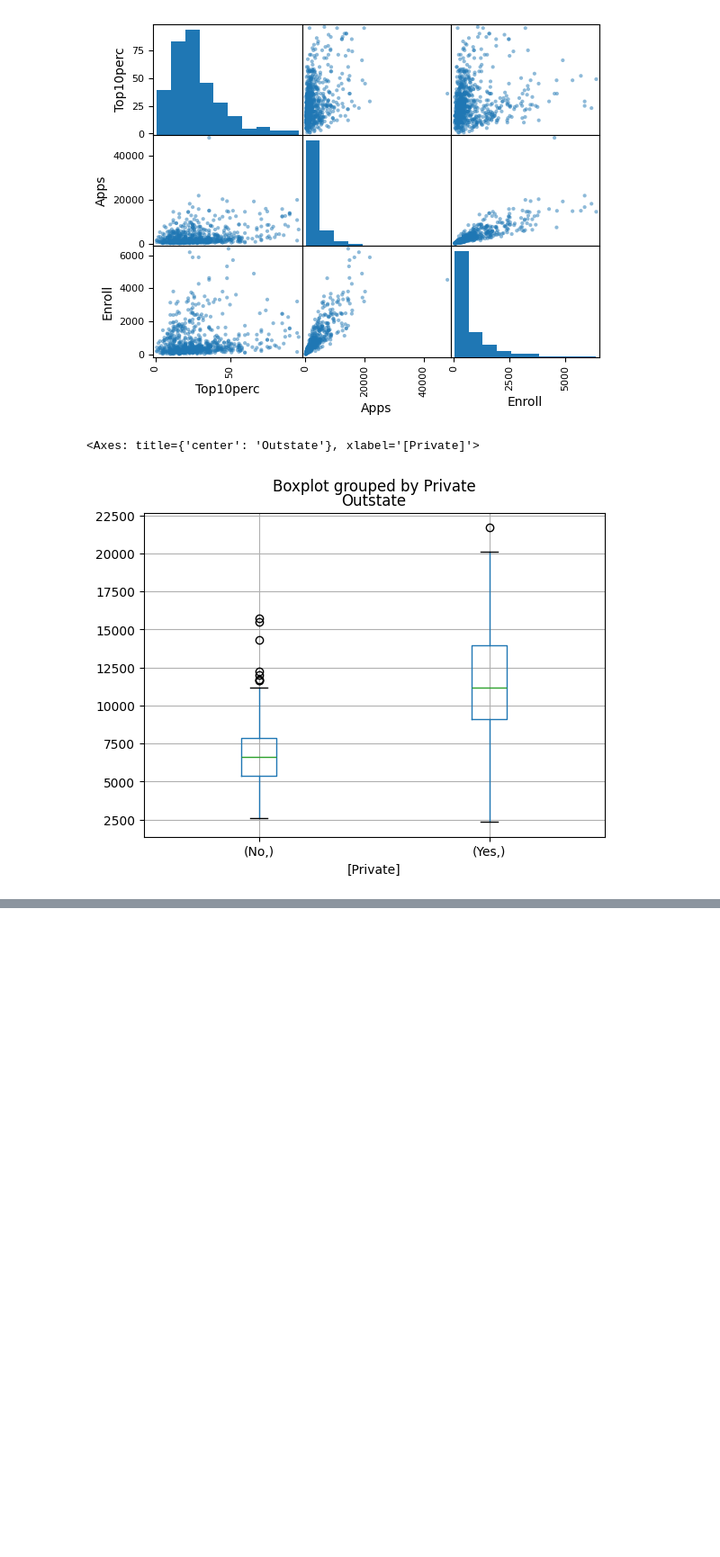
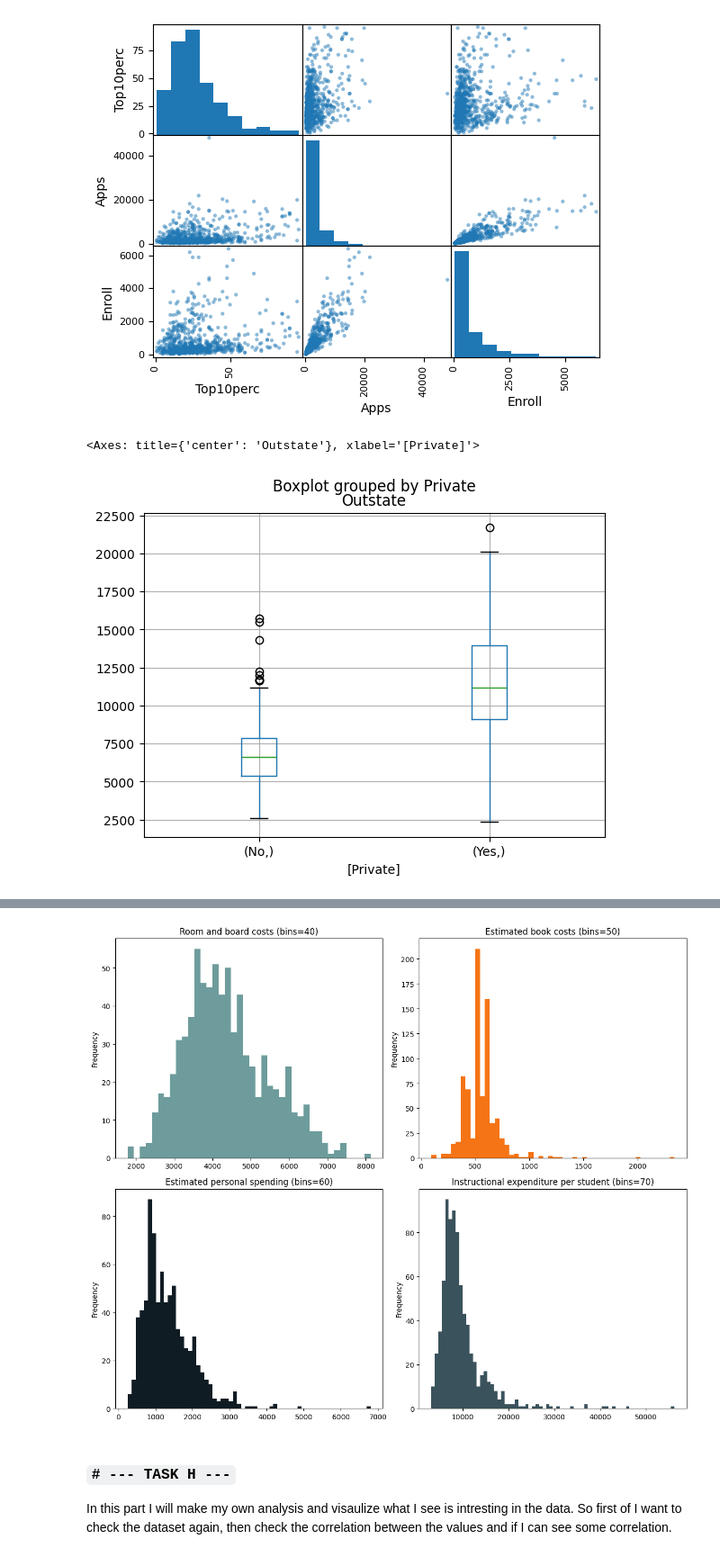
Before and after one commit to pontuskungsbacka/data-processing-PONTUS-JOHANSSON, a Jupyter notebook: Lab-1/lab1.ipynb, the cells around one changed output, grey strips where cells are left out. Shown at 90% size. Cells and saved outputs as stored; diff of their text form; code cells hidden in the pictures; blank space fills up the shorter version.

Commit message:
Finish task H

```diff
--- a/Lab-1/lab1.ipynb
+++ b/Lab-1/lab1.ipynb
@@ -79,0 +112,15 @@ college.boxplot(['Outstate'],['Elite'])
+# %%
+# --- TASK G ---
+
+fig, axes = plt.subplots(2,2, figsize=(12,10))
+college["Room.Board"].plot.hist(bins=40, ax=axes[0,0],color="#6e9c9c",title="Room and board costs (bins=40)")
+college["Books"].plot.hist(bins=50, ax=axes[0,1],color="#f57415",title="Estimated book costs (bins=50)")
+college["Personal"].plot.hist(bins=60, ax=axes[1,0], color="#101c24", title="Estimated personal spending (bins=60)")
+college["Expend"].plot.hist(bins=70, ax=axes[1,1],color="#3a525c",title="Instructional expenditure per student (bins=70)")
+plt.tight_layout()
+plt.show()
+# %% [output]
+[figure, added]
+# %% [markdown]
+### ` # --- TASK H --- ` <br/>
+In this part I will make my own analysis and visaulize what I see is intresting in the data. So first of I want to check the dataset again, then check the correlation between the values and if I can see some correlation.
```
Also changed, not shown: parts of 25 cells of this notebook.
